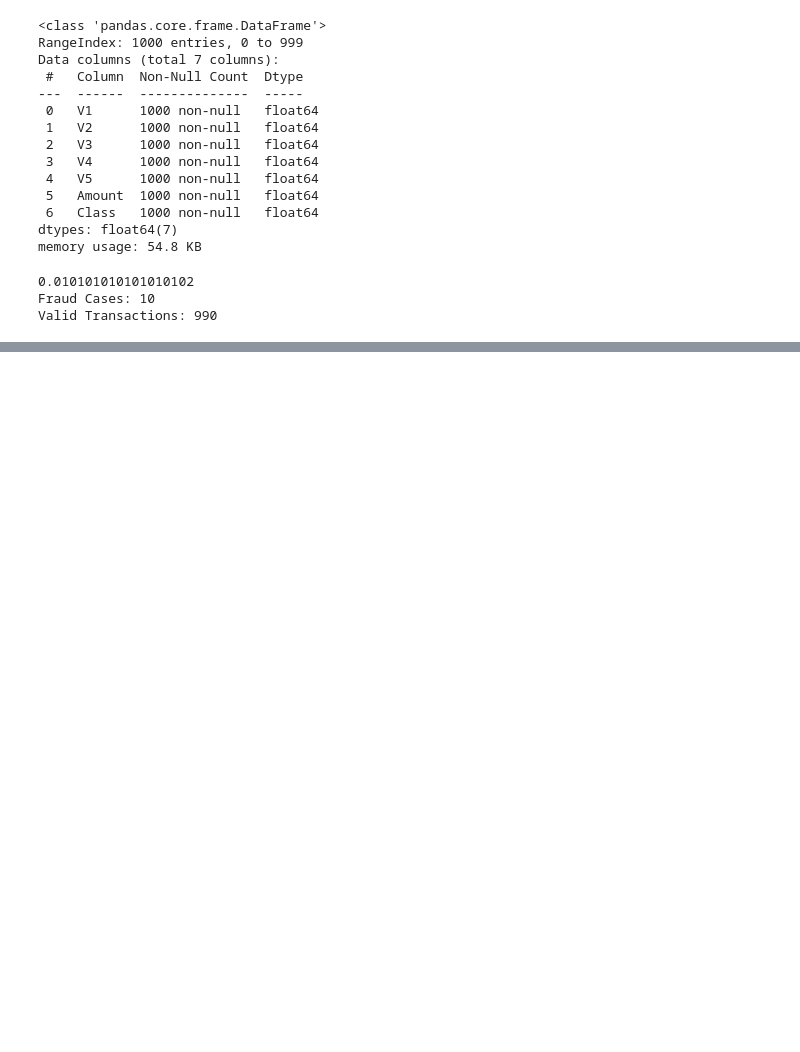
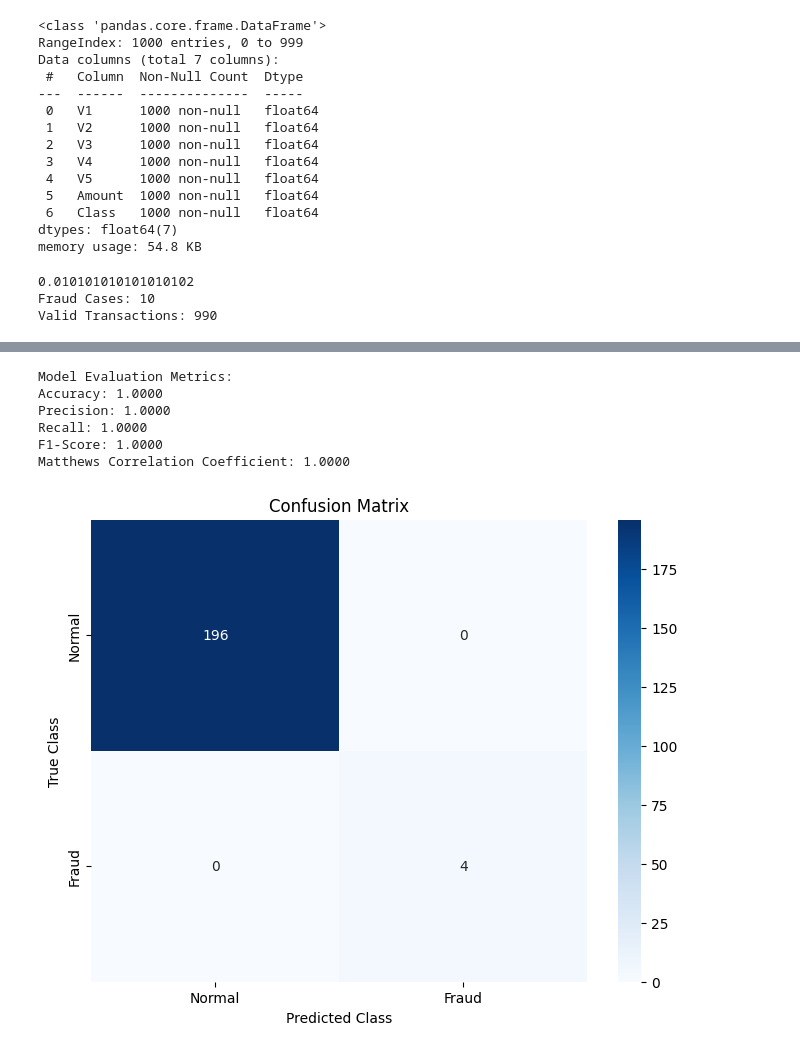
Before and after one commit to Snehay23/Credit-Card-Fraud-Prediction, a Jupyter notebook: Credit_Card.ipynb, the cells around one changed output, grey strips where cells are left out. Cells and saved outputs as stored; diff of their text form; code cells hidden in the pictures; blank space fills up the shorter version.

```diff
--- a/Credit_Card.ipynb
+++ b/Credit_Card.ipynb
@@ -73,0 +125,36 @@ fraud.Amount.describe()
+# %%
+from sklearn.ensemble import RandomForestClassifier
+rfc = RandomForestClassifier()
+rfc.fit(xTrain, yTrain)
+yPred = rfc.predict(xTest)
+# %%
+from sklearn.metrics import accuracy_score, precision_score, recall_score, f1_score, matthews_corrcoef, confusion_matrix
+accuracy = accuracy_score(yTest, yPred)
+precision = precision_score(yTest, yPred)
+recall = recall_score(yTest, yPred)
+f1 = f1_score(yTest, yPred)
+mcc = matthews_corrcoef(yTest, yPred)
+
+print("Model Evaluation Metrics:")
+print(f"Accuracy: {accuracy:.4f}")
+print(f"Precision: {precision:.4f}")
+print(f"Recall: {recall:.4f}")
+print(f"F1-Score: {f1:.4f}")
+print(f"Matthews Correlation Coefficient: {mcc:.4f}")
+
+conf_matrix = confusion_matrix(yTest, yPred)
+plt.figure(figsize=(8, 6))
+sns.heatmap(conf_matrix, annot=True, fmt="d", cmap="Blues",
+            xticklabels=['Normal', 'Fraud'], yticklabels=['Normal', 'Fraud'])
+plt.title("Confusion Matrix")
+plt.xlabel("Predicted Class")
+plt.ylabel("True Class")
+plt.show()
+# %% [output]
+Model Evaluation Metrics:
+Accuracy: 1.0000
+Precision: 1.0000
+Recall: 1.0000
+F1-Score: 1.0000
+Matthews Correlation Coefficient: 1.0000
+[figure, added]
```
Also changed, not shown: parts of 6 cells of this notebook.
